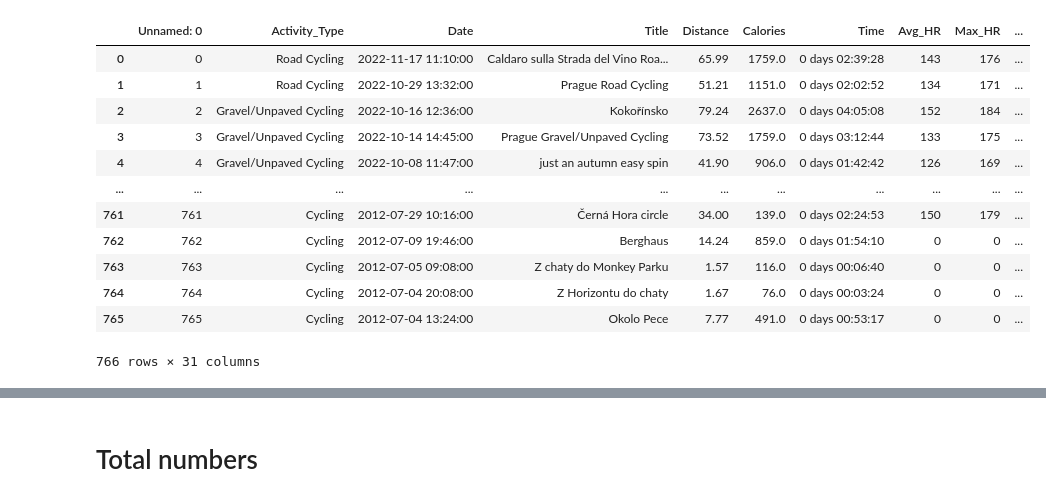
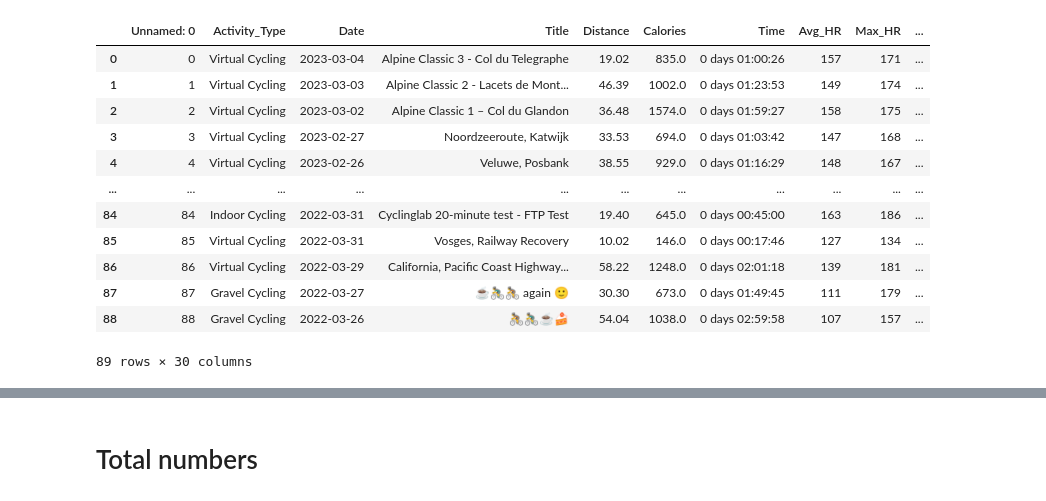
Before and after one commit to RadimJedlicka/my_garmin_data, a Jupyter notebook: cycling_activities.ipynb, the cells around one changed output, grey strips where cells are left out. Saved outputs shown, nothing was run; the diff lists cells and outputs as text; code cells hidden in the pictures.

```diff
--- a/cycling_activities.ipynb
+++ b/cycling_activities.ipynb
@@ -4,7 +4,7 @@ import altair as alt
 import matplotlib.pyplot as plt
 import calendar
 # %%
-df = pd.read_csv('cycling_activities.csv')
+df = pd.read_csv('cleaning_data/cycling_activities.csv')
 
 # show all the columns of df
 pd.set_option("display.max_columns", None)
@@ -18,21 +34,21 @@ df['Year'] = pd.to_datetime(df['Date']).dt.year
 df['Month'] = pd.to_datetime(df['Date']).dt.month_name()
 df['Month_num'] = pd.to_datetime(df['Date']).dt.month
 # %%
-df
+df.head(89)
 # %% [output]
 |  | Unnamed: 0 | Activity_Type | Date | Title | Distance | Calories | Time | Avg_HR | Max_HR | ... |
-| 0 | 0 | Road Cycling | 2022-11-17 11:10:00 | Caldaro sulla Strada del Vino Roa... | 65.99 | 1759.0 | 0 days 02:39:28 | 143 | 176 | ... |
-| 1 | 1 | Road Cycling | 2022-10-29 13:32:00 | Prague Road Cycling | 51.21 | 1151.0 | 0 days 02:02:52 | 134 | 171 | ... |
-| 2 | 2 | Gravel/Unpaved Cycling | 2022-10-16 12:36:00 | Kokořínsko | 79.24 | 2637.0 | 0 days 04:05:08 | 152 | 184 | ... |
-| 3 | 3 | Gravel/Unpaved Cycling | 2022-10-14 14:45:00 | Prague Gravel/Unpaved Cycling | 73.52 | 1759.0 | 0 days 03:12:44 | 133 | 175 | ... |
-| 4 | 4 | Gravel/Unpaved Cycling | 2022-10-08 11:47:00 | just an autumn easy spin | 41.90 | 906.0 | 0 days 01:42:42 | 126 | 169 | ... |
+| 0 | 0 | Virtual Cycling | 2023-03-04 | Alpine Classic 3 - Col du Telegraphe | 19.02 | 835.0 | 0 days 01:00:26 | 157 | 171 | ... |
+| 1 | 1 | Virtual Cycling | 2023-03-03 | Alpine Classic 2 - Lacets de Mont... | 46.39 | 1002.0 | 0 days 01:23:53 | 149 | 174 | ... |
+| 2 | 2 | Virtual Cycling | 2023-03-02 | Alpine Classic 1 – Col du Glandon | 36.48 | 1574.0 | 0 days 01:59:27 | 158 | 175 | ... |
+| 3 | 3 | Virtual Cycling | 2023-02-27 | Noordzeeroute, Katwijk | 33.53 | 694.0 | 0 days 01:03:42 | 147 | 168 | ... |
+| 4 | 4 | Virtual Cycling | 2023-02-26 | Veluwe, Posbank | 38.55 | 929.0 | 0 days 01:16:29 | 148 | 167 | ... |
 | ... | ... | ... | ... | ... | ... | ... | ... | ... | ... | ... |
-| 761 | 761 | Cycling | 2012-07-29 10:16:00 | Černá Hora circle | 34.00 | 139.0 | 0 days 02:24:53 | 150 | 179 | ... |
-| 762 | 762 | Cycling | 2012-07-09 19:46:00 | Berghaus | 14.24 | 859.0 | 0 days 01:54:10 | 0 | 0 | ... |
-| 763 | 763 | Cycling | 2012-07-05 09:08:00 | Z chaty do Monkey Parku | 1.57 | 116.0 | 0 days 00:06:40 | 0 | 0 | ... |
-| 764 | 764 | Cycling | 2012-07-04 20:08:00 | Z Horizontu do chaty | 1.67 | 76.0 | 0 days 00:03:24 | 0 | 0 | ... |
-| 765 | 765 | Cycling | 2012-07-04 13:24:00 | Okolo Pece | 7.77 | 491.0 | 0 days 00:53:17 | 0 | 0 | ... |
+| 84 | 84 | Indoor Cycling | 2022-03-31 | Cyclinglab 20-minute test - FTP Test | 19.40 | 645.0 | 0 days 00:45:00 | 163 | 186 | ... |
+| 85 | 85 | Virtual Cycling | 2022-03-31 | Vosges, Railway Recovery | 10.02 | 146.0 | 0 days 00:17:46 | 127 | 134 | ... |
+| 86 | 86 | Virtual Cycling | 2022-03-29 | California, Pacific Coast Highway... | 58.22 | 1248.0 | 0 days 02:01:18 | 139 | 181 | ... |
+| 87 | 87 | Gravel Cycling | 2022-03-27 | ☕🚴‍♂️🚴 again 🙂 | 30.30 | 673.0 | 0 days 01:49:45 | 111 | 179 | ... |
+| 88 | 88 | Gravel Cycling | 2022-03-26 | 🚴🚴‍♂️☕🍰 | 54.04 | 1038.0 | 0 days 02:59:58 | 107 | 157 | ... |
-766 rows × 31 columns
+89 rows × 30 columns
 # %%
 df.dtypes
 # %% [output]
```
Also changed, not shown: parts of 12 cells of this notebook, 17 other files.
